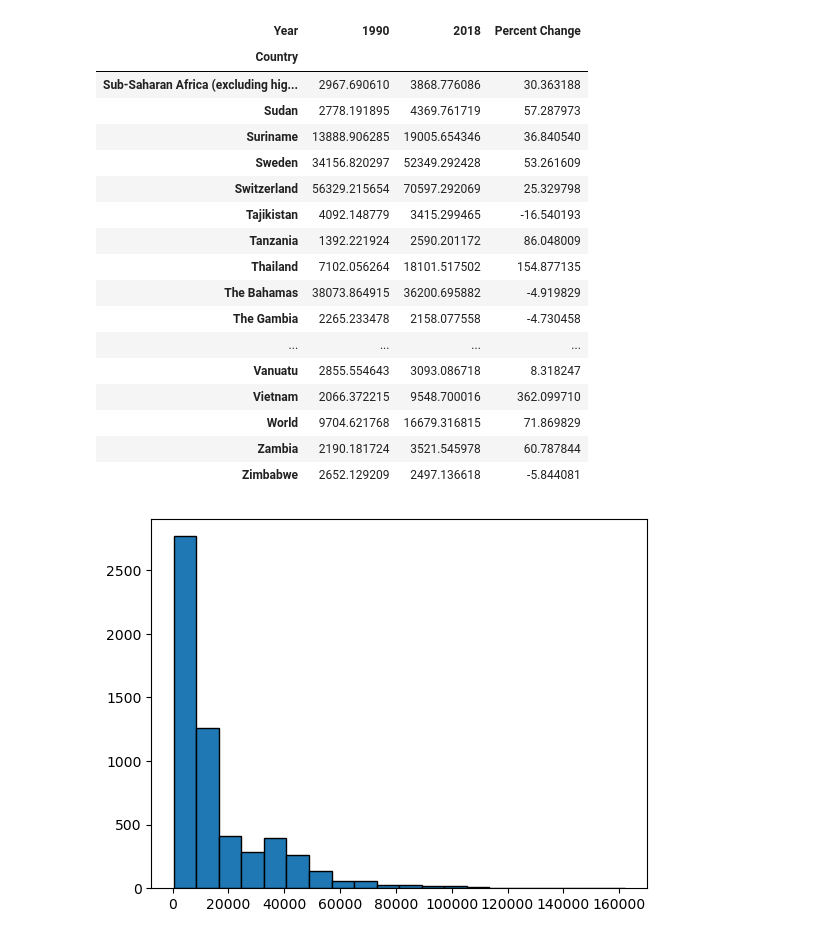
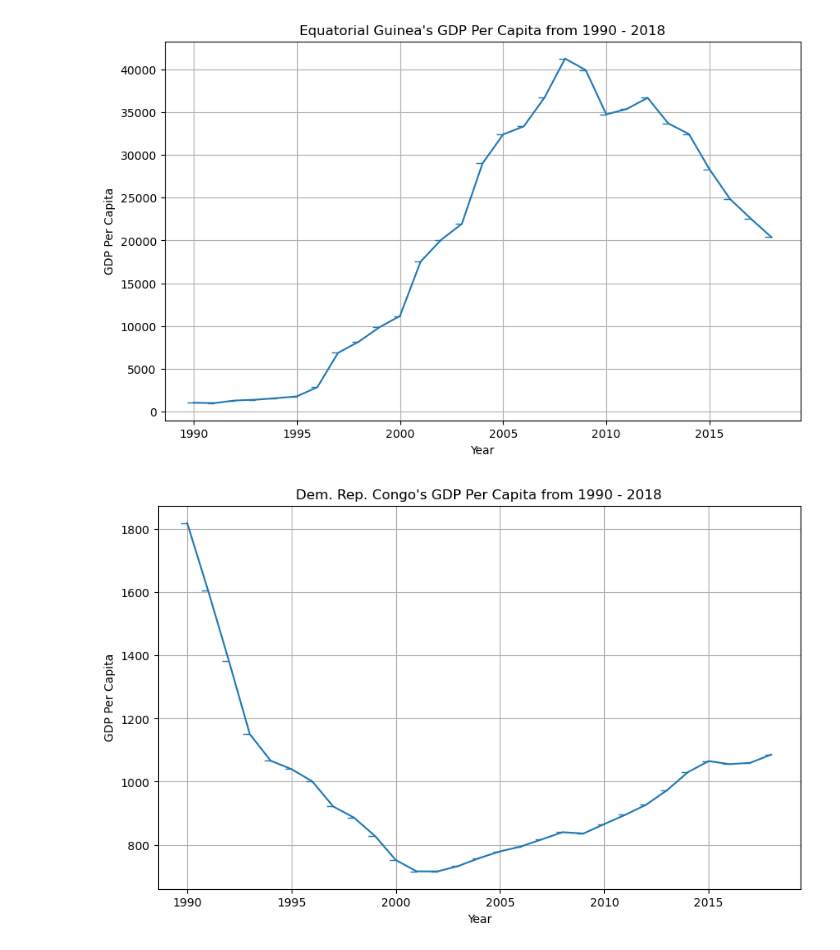
Before and after one commit to nss-data-science-cohort-7/un-exploration-shanks-t, a Jupyter notebook: notebooks/UN_Data_Exploration.ipynb, the cells around one changed output. Cells and saved outputs as stored; diff of their text form; code cells hidden in the pictures.

```diff
--- a/notebooks/UN_Data_Exploration.ipynb
+++ b/notebooks/UN_Data_Exploration.ipynb
@@ -52,50 +52,65 @@ summary_stats = gdp_2014.describe()
 
 gdp_2014 = gdp_2014.drop(columns='Value Footnotes')
 
 gdp_2014.head(10)
 
 gdp_only_2014 = gdp_2014[gdp_2014['Year'] == 2014]
 gdp_only_2014
 
-plt.hist(gdp_2014['GDP_Per_Capita'], bins=20, edgecolor='k')
+# plt.hist(gdp_2014['GDP_Per_Capita'], bins=20, edgecolor='k')
 
 
 renamed = renamed.drop(columns='Value Footnotes')
 
 gdp_2018 = renamed[renamed['Year'] == 2018]
 gdp_2018
 
 top_5 = gdp_2018.nlargest(5, 'GDP_Per_Capita')
 top_5
 
 bottom_5 = gdp_2018.nsmallest(5, 'GDP_Per_Capita')
 bottom_5
 
 gdp_df = renamed
 
 pivot = gdp_df[gdp_df['Year'].isin([1990, 2018])].pivot(index='Country', columns='Year', values="GDP_Per_Capita").dropna(subset=[1990, 2018])
+
 pivot.tail(30)
 
 pivot["Percent Change"] = 100 * (pivot[2018] - pivot[1990]) / pivot[1990]
 
 pivot.tail(30)
+
+negative_growth_countries = pivot[pivot['Percent Change'] < 0]
+negative_growth_countries
+
+highest_growth_country = pivot['Percent Change'].idxmax()
+highest_growth_country
+
+highest_growth_value = pivot.loc[highest_growth_country, 'Percent Change']
+highest_growth_value
+
+lowest_growth_country = pivot['Percent Change'].idxmin()
+
+country_data_highest_growth_data = gdp_df[(gdp_df['Country'] == highest_growth_country) & (gdp_df['Year'].between(1990, 2018))]
+country_data_lowest_growth_data = gdp_df[(gdp_df['Country'] == lowest_growth_country) & (gdp_df['Year'].between(1990, 2018))]
+
+plt.figure(figsize=(10,6))
+country_data_highest_growth_data.set_index('Year')['GDP_Per_Capita'].plot(linestyle='-', marker=0)
+plt.title(f"{highest_growth_country}'s GDP Per Capita from 1990 - 2018")
+plt.ylabel('GDP Per Capita')
+plt.xlabel('Year')
+plt.grid(True)
+plt.show()
+
+
+plt.figure(figsize=(10,6))
+country_data_lowest_growth_data.set_index('Year')['GDP_Per_Capita'].plot(linestyle='-', marker=0)
+plt.title(f"{lowest_growth_country}'s GDP Per Capita from 1990 - 2018")
+plt.ylabel('GDP Per Capita')
+plt.xlabel('Year')
+plt.grid(True)
+plt.show()
 # %% [output]
-| Year | 1990 | 2018 | Percent Change |
-| Country |  |  |  |
-| Sub-Saharan Africa (excluding hig... | 2967.690610 | 3868.776086 | 30.363188 |
-| Sudan | 2778.191895 | 4369.761719 | 57.287973 |
-| Suriname | 13888.906285 | 19005.654346 | 36.840540 |
-| Sweden | 34156.820297 | 52349.292428 | 53.261609 |
-| Switzerland | 56329.215654 | 70597.292069 | 25.329798 |
-| Tajikistan | 4092.148779 | 3415.299465 | -16.540193 |
-| Tanzania | 1392.221924 | 2590.201172 | 86.048009 |
-| Thailand | 7102.056264 | 18101.517502 | 154.877135 |
-| The Bahamas | 38073.864915 | 36200.695882 | -4.919829 |
-| The Gambia | 2265.233478 | 2158.077558 | -4.730458 |
-| ... | ... | ... | ... |
-| Vanuatu | 2855.554643 | 3093.086718 | 8.318247 |
-| Vietnam | 2066.372215 | 9548.700016 | 362.099710 |
-| World | 9704.621768 | 16679.316815 | 71.869829 |
-| Zambia | 2190.181724 | 3521.545978 | 60.787844 |
-| Zimbabwe | 2652.129209 | 2497.136618 | -5.844081 |
-[figure, old version]
+[figure, new version]
+[figure, added]
```
